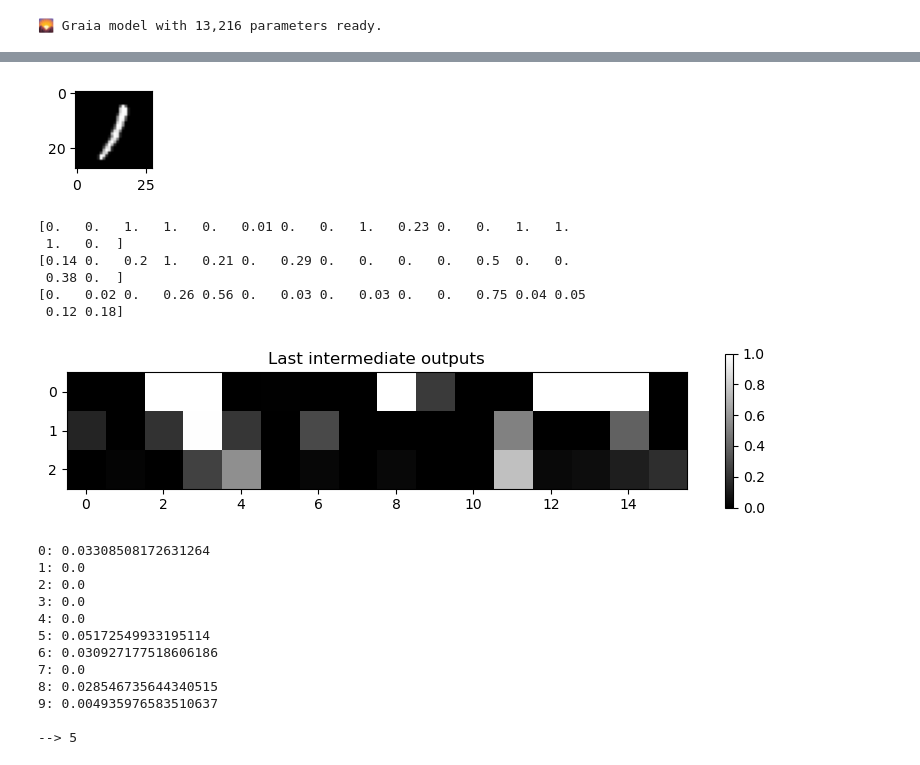
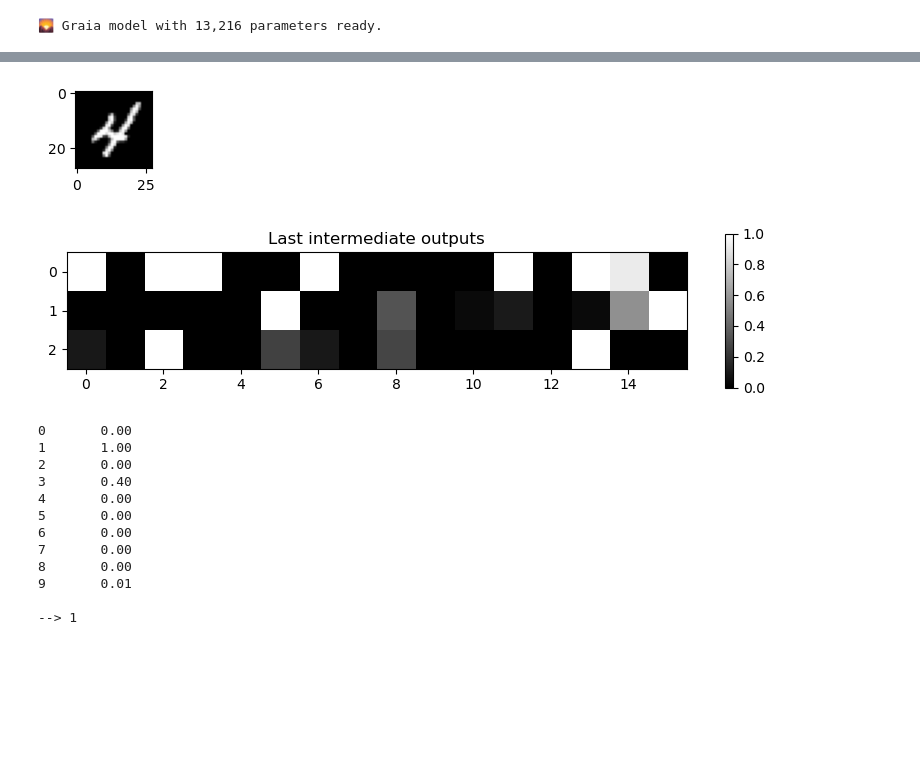
Before and after one commit to laurentpayot/graia, a Jupyter notebook: Graia_digits.ipynb, the cells around one changed output, grey strips where cells are left out. Drawn from its saved outputs; the diff is of its cells as text; code cells hidden in the pictures; blank space fills up the shorter version.

```diff
--- a/Graia_digits.ipynb
+++ b/Graia_digits.ipynb
@@ -31,12 +31,12 @@ from graia import Graia
 # print(train_labels[0])
 # plt.imshow(train_images[0])
 # %%
-N = 100
+N = 10
 train_images = train_images[:N]
 train_labels = train_labels[:N]
 train_images = train_images.reshape(N, 28*28)
 # %%
-model = Graia(inputs=28*28, layer_nodes=16, layers=3, outputs=10, learning_rate=0.005, relu_slope=20.0, seed=123456)
+model = Graia(inputs=28*28, layer_nodes=16, layers=3, outputs=10, learning_rate=0.05, relu_slope=20.0, seed=123456)
 # plt.imshow(model.hidden_weights[0], cmap="coolwarm")
 # print(model.hidden_weights[0])
 # %% [output]
@@ -74,34 +74,27 @@ show_weights(model.output_weights, "Output weights")
 # %%
 plt.figure(figsize = (1, 1))
 plt.imshow(train_images[N-1].reshape(28, 28), cmap="grey")
 plt.show()
-for l in range(model.config["layers"]):
-    print(np.round(model.last_intermediate_outputs[l], 2))
+# for l in range(model.config["layers"]):
+#     print(np.round(model.last_intermediate_outputs[l], 2))
 plt.figure(figsize = (10, 2))
 plt.imshow(model.last_intermediate_outputs, cmap="grey")
 plt.colorbar(orientation="vertical")
 plt.title("Last intermediate outputs")
 plt.show()
-results = [f"{i}: {v}\n" for i, v in enumerate(model.last_outputs)]
-print("".join(results), "\n-->", model.last_answer)
+print("".join([f"{i} {v:.2f}\n" for i, v in enumerate(model.last_outputs)]), "\n-->\033[1m\033[96m", model.last_answer)
 # %% [output]
-[figure, old version]
+[figure, new version]
+[figure, new version]
-[0.   0.   1.   1.   0.   0.01 0.   0.   1.   0.23 0.   0.   1.   1.
- 1.   0.  ]
-[0.14 0.   0.2  1.   0.21 0.   0.29 0.   0.   0.   0.   0.5  0.   0.
- 0.38 0.  ]
-[0.   0.02 0.   0.26 0.56 0.   0.03 0.   0.03 0.   0.   0.75 0.04 0.05
- 0.12 0.18]
+0       0.00
+1       1.00
+2       0.00
+3       0.40
+4       0.00
+5       0.00
+6       0.00
+7       0.00
+8       0.00
+9       0.01
+
+--> 1
-[figure, old version]
-0: 0.03308508172631264
-1: 0.0
-2: 0.0
-3: 0.0
-4: 0.0
-5: 0.05172549933195114
-6: 0.030927177518606186
-7: 0.0
-8: 0.028546735644340515
-9: 0.004935976583510637
-
---> 5
```
Also changed, not shown: parts of 4 cells of this notebook.
